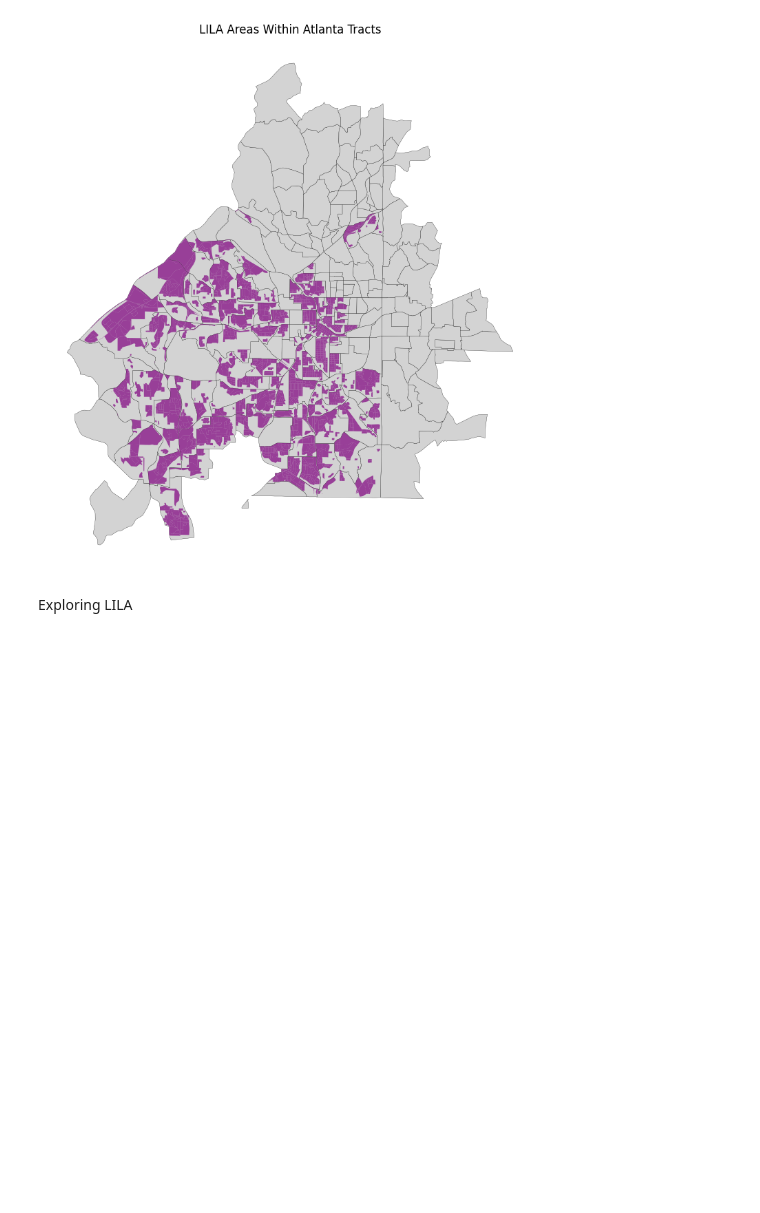
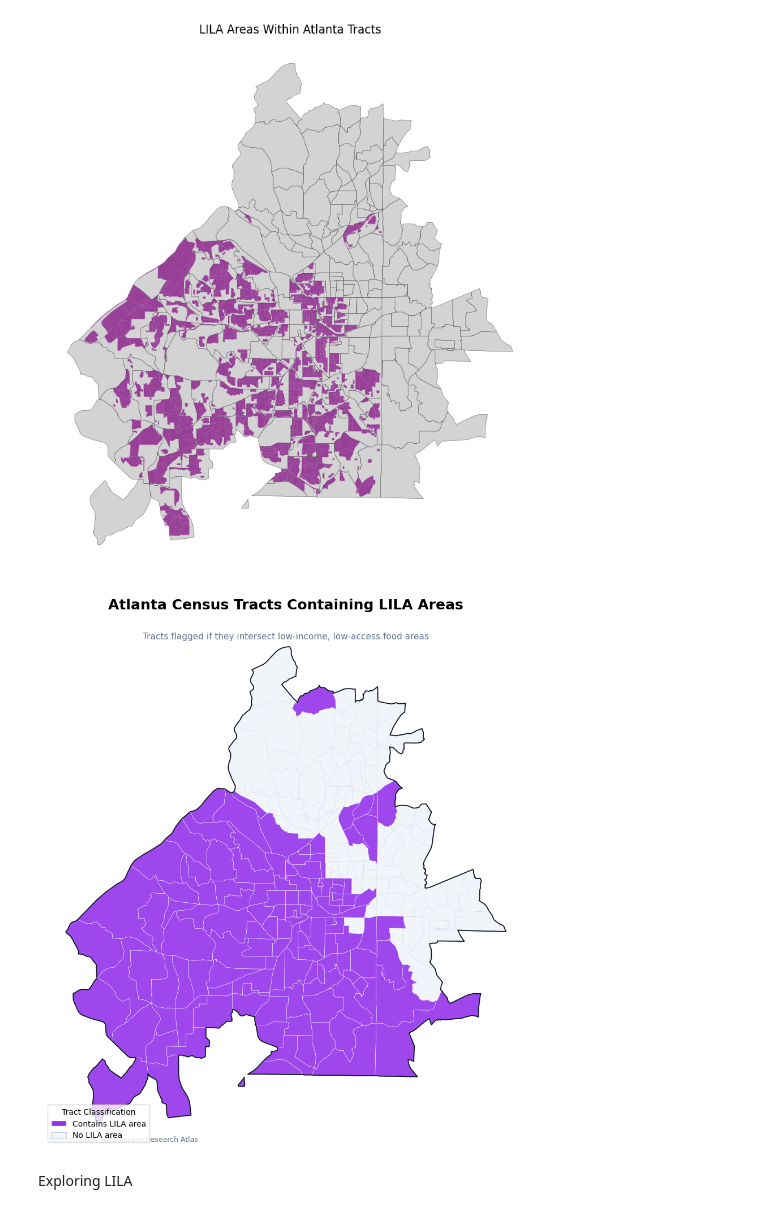
Before and after one commit to savannah-drake/fresh-food-access-dashboard, a Jupyter notebook: FreshFoodAcessDashboard-InvestATL/notebooks/eda.ipynb, the cells around one changed output. Drawn from its saved outputs; the diff is of its cells as text; code cells hidden in the pictures; blank space fills up the shorter version.

```diff
--- a/FreshFoodAcessDashboard-InvestATL/notebooks/eda.ipynb
+++ b/FreshFoodAcessDashboard-InvestATL/notebooks/eda.ipynb
@@ -48,6 +49,85 @@ plt.show()
 EPSG:4326
 EPSG:4326
 [figure]
+# %%
+import matplotlib.pyplot as plt
+from matplotlib.patches import Patch
+
+fig, ax = plt.subplots(figsize=(10, 10))
+
+
+fig.patch.set_facecolor("white")
+ax.set_facecolor("white")
+
+atl[atl["contains_lila"] == 0].plot(
+    ax=ax,
+    color="#f1f5f9",
+    edgecolor="#cbd5e1",
+    linewidth=0.25
+)
+
+
+atl[atl["contains_lila"] == 1].plot(
+    ax=ax,
+    color="#9333ea",
+    edgecolor="white",
+    linewidth=0.35,
+    alpha=0.9
+)
+
+
+atl.dissolve().boundary.plot(
+    ax=ax,
+    color="#111827",
+    linewidth=1.3
+)
+
+
+ax.set_title(
+    "Atlanta Census Tracts Containing LILA Areas",
+    fontsize=18,
+    fontweight="bold",
+    pad=18
+)
+
+
+ax.text(
+    0.5, 0.97,
+    "Tracts flagged if they intersect low-income, low-access food areas",
+    transform=ax.transAxes,
+    ha="center",
+    fontsize=11,
+    color="#64748b"
+)
+
+
+legend_elements = [
+    Patch(facecolor="#9333ea", edgecolor="white", label="Contains LILA area"),
+    Patch(facecolor="#f1f5f9", edgecolor="#cbd5e1", label="No LILA area")
+]
+
+ax.legend(
+    handles=legend_elements,
+    loc="lower left",
+    frameon=True,
+    fontsize=10,
+    title="Tract Classification",
+    title_fontsize=10
+)
+
+ax.text(
+    0.01, 0.01,
+    "Source: USDA Food Access Research Atlas",
+    transform=ax.transAxes,
+    fontsize=9,
+    color="#64748b"
+)
+
+ax.set_axis_off()
+plt.tight_layout()
+plt.show()
+# %% [output]
+[figure, added]
 # %% [markdown]
 Exploring LILA
 # %%
```
Also changed, not shown: parts of 4 cells of this notebook, 7 other files.
